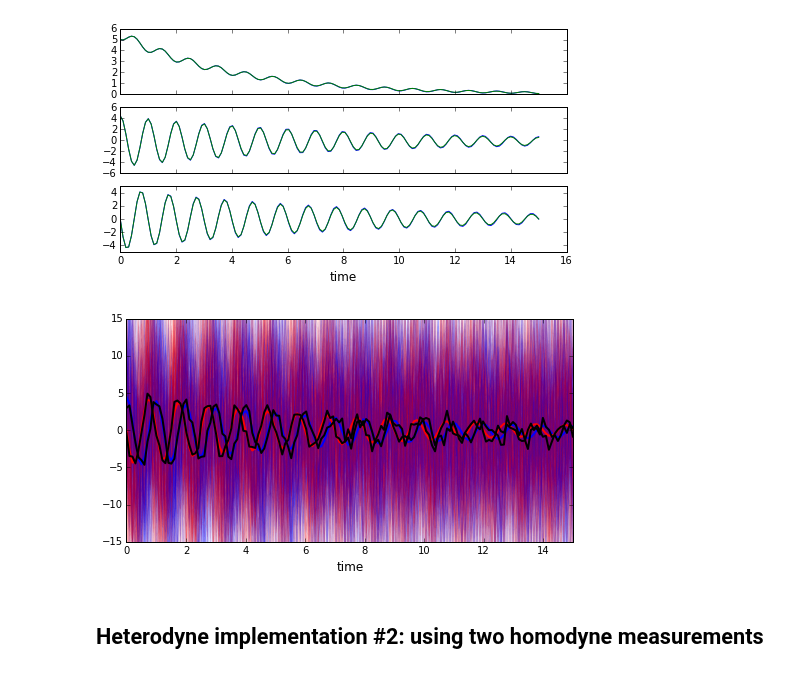
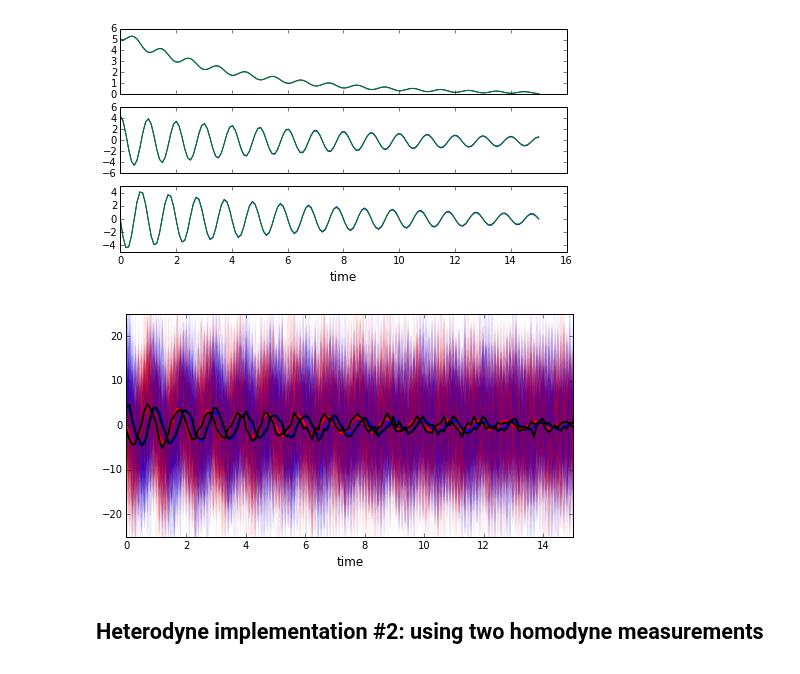
Before and after one commit to qutip/qutip-notebooks, a Jupyter notebook: examples/example-smesolve-heterodyne.ipynb, the cells around one changed output. Cells and saved outputs as stored; diff of their text form; code cells hidden in the pictures.

```diff
--- a/examples/example-smesolve-heterodyne.ipynb
+++ b/examples/example-smesolve-heterodyne.ipynb
@@ -20,12 +20,12 @@ The evolution of a quantum system that is coupled to a field that is monitored w
 ## Deterministic reference
 # %%
 N = 15
-w0 = 1.0 * 2 * pi
-A = 0.1 * 2 * pi
-times = linspace(0, 15, 150)
+w0 = 1.0 * 2 * np.pi
+A = 0.1 * 2 * np.pi
+times = np.linspace(0, 15, 150)
 gamma = 0.25
 
-ntraj = 20
+ntraj = 250
 nsubsteps = 250
 
 a = destroy(N)
@@ -34,8 +34,8 @@ y = -1.0j*(a - a.dag())
 
 H = w0 * a.dag() * a + A * (a + a.dag())
 
-rho0 = coherent(N, sqrt(5.0), method='analytic')
-c_ops = [sqrt(gamma) * a]
+rho0 = coherent(N, np.sqrt(5.0), method='analytic')
+c_ops = [np.sqrt(gamma) * a]
 e_ops = [a.dag() * a, x, y]
 # %%
 result_ref = mesolve(H, rho0, times, c_ops, e_ops)
@@ -87,7 +87,7 @@ def d2_rho_func(t, rho_vec, A, args):
     e1 = expect_rho_vec(B, rho_vec, False)
     drho2 = B * rho_vec - e1 * rho_vec
 
-    return [1.0/sqrt(2) * drho1, -1.0j/sqrt(2) * drho2]
+    return [1.0/np.sqrt(2) * drho1, -1.0j/np.sqrt(2) * drho2]
 # %% [markdown]
 The heterodyne currents for the $x$ and $y$ quadratures are
 
@@ -102,7 +102,7 @@ In qutip we define these measurement operators using the `m_ops = [[x, y]]` and
 result = smesolve(H, rho0, times, [], c_ops, e_ops,
                   ntraj=ntraj, nsubsteps=nsubsteps,
                   d1=d1_rho_func, d2=d2_rho_func, d2_len=2,
-                  dW_factors=[sqrt(2/gamma), sqrt(2/gamma)], m_ops=[[x, y]],
+                  dW_factors=[np.sqrt(2/gamma), np.sqrt(2/gamma)], m_ops=[[x, y]],
                   distribution='normal', store_measurement=True,
                   map_func=parallel_map)
 # %% [output]
@@ -122,22 +122,22 @@ plot_expectation_values([result, result_ref]);
 # %% [output]
 [figure]
 # %%
-fig, ax = subplots(figsize=(8,4))
+fig, ax = plt.subplots(figsize=(8,4))
 
 for m in result.measurement:
     ax.plot(times, m[:, 0, 0].real, 'b', alpha=0.05)
     ax.plot(times, m[:, 0, 1].real, 'r', alpha=0.05)
 
 ax.plot(times, result_ref.expect[1], 'b', lw=2);
 ax.plot(times, result_ref.expect[2], 'r', lw=2);
 
-ax.set_ylim(-15, 15)
+ax.set_ylim(-25, 25)
 ax.set_xlim(0, times.max())
 ax.set_xlabel('time', fontsize=12)
-ax.plot(times, array(result.measurement).mean(axis=0)[:,0,0].real, 'k', lw=2);
-ax.plot(times, array(result.measurement).mean(axis=0)[:,0,1].real, 'k', lw=2);
+ax.plot(times, np.array(result.measurement).mean(axis=0)[:,0,0].real, 'k', lw=2);
+ax.plot(times, np.array(result.measurement).mean(axis=0)[:,0,1].real, 'k', lw=2);
 # %% [output]
-[figure, old version]
+[figure, new version]
 # %% [markdown]
 ## Heterodyne implementation #2: using two homodyne measurements
 # %% [markdown]
```
Also changed, not shown: parts of 10 cells of this notebook, 11 other files.
